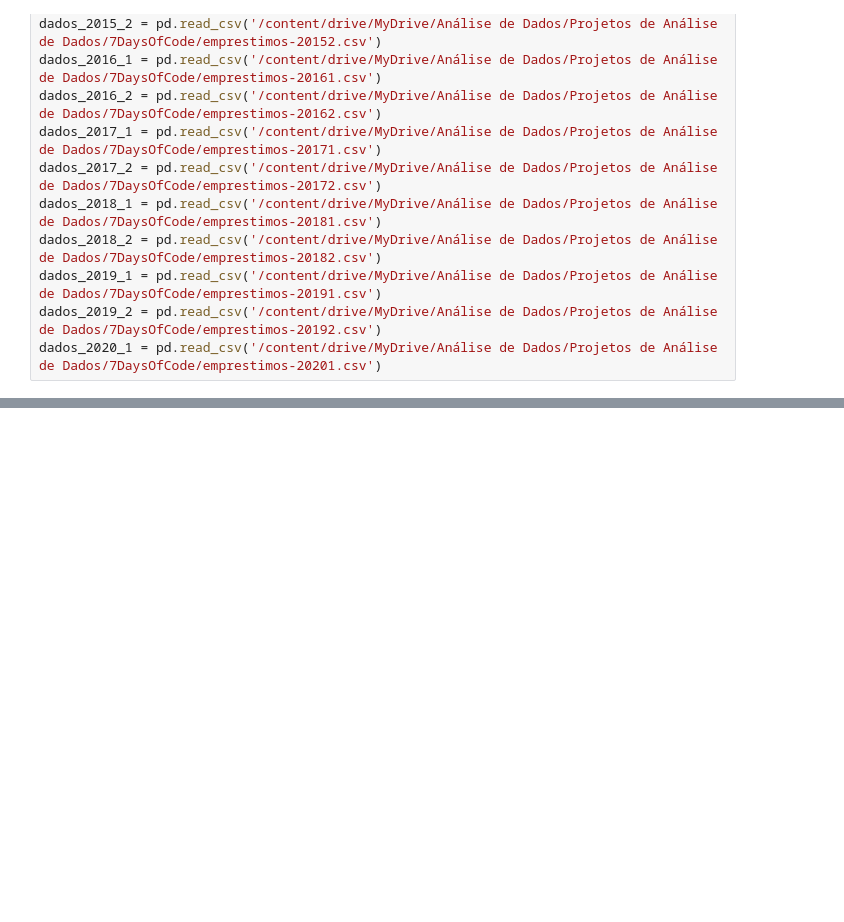
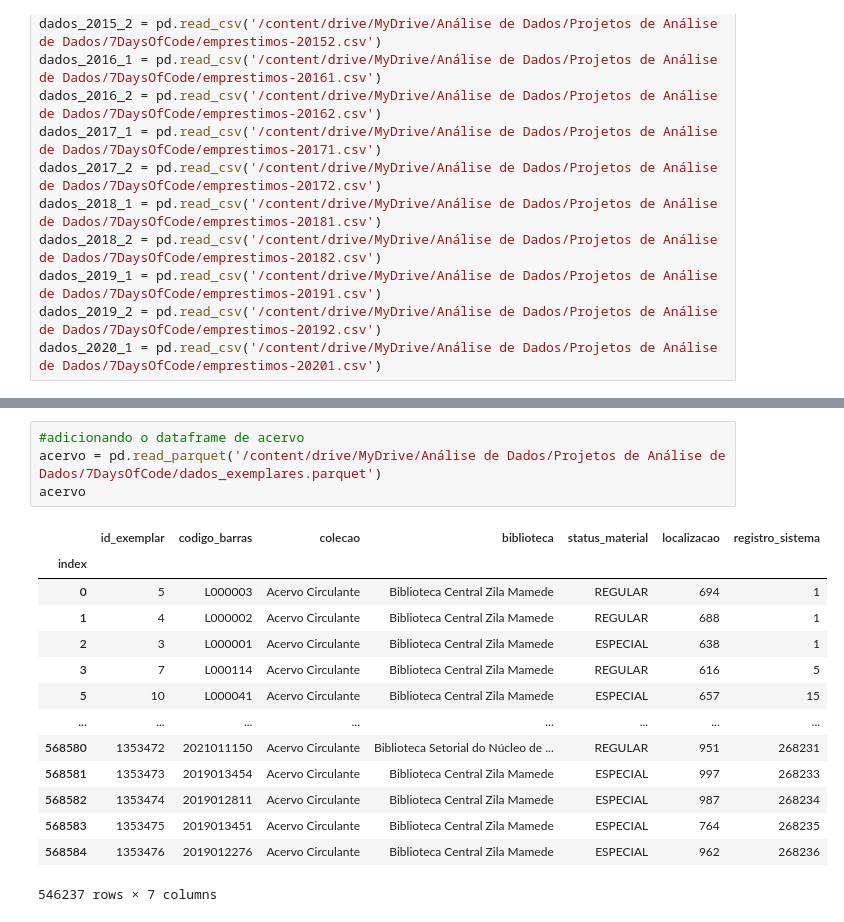
Before and after one commit to anacastrocc/-7DaysOfCode, a Jupyter notebook: _7DaysOfCode.ipynb, the cells around one changed output, grey strips where cells are left out. Drawn from its saved outputs; the diff is of its cells as text; blank space fills up the shorter version.

```diff
--- a/_7DaysOfCode.ipynb
+++ b/_7DaysOfCode.ipynb
@@ -29,0 +137,19 @@ emprestimos = pd.concat([dados_2010_1, dados_2010_2, dados_2011_1, dados_2011_2,
+# %%
+#adicionando o dataframe de acervo
+acervo = pd.read_parquet('/content/drive/MyDrive/Análise de Dados/Projetos de Análise de Dados/7DaysOfCode/dados_exemplares.parquet')
+acervo
+# %% [output]
+|  | id_exemplar | codigo_barras | colecao | biblioteca | status_material | localizacao | registro_sistema |
+| index |  |  |  |  |  |  |  |
+| 0 | 5 | L000003 | Acervo Circulante | Biblioteca Central Zila Mamede | REGULAR | 694 | 1 |
+| 1 | 4 | L000002 | Acervo Circulante | Biblioteca Central Zila Mamede | REGULAR | 688 | 1 |
+| 2 | 3 | L000001 | Acervo Circulante | Biblioteca Central Zila Mamede | ESPECIAL | 638 | 1 |
+| 3 | 7 | L000114 | Acervo Circulante | Biblioteca Central Zila Mamede | REGULAR | 616 | 5 |
+| 5 | 10 | L000041 | Acervo Circulante | Biblioteca Central Zila Mamede | ESPECIAL | 657 | 15 |
+| ... | ... | ... | ... | ... | ... | ... | ... |
+| 568580 | 1353472 | 2021011150 | Acervo Circulante | Biblioteca Setorial do Núcleo de ... | REGULAR | 951 | 268231 |
+| 568581 | 1353473 | 2019013454 | Acervo Circulante | Biblioteca Central Zila Mamede | ESPECIAL | 997 | 268233 |
+| 568582 | 1353474 | 2019012811 | Acervo Circulante | Biblioteca Central Zila Mamede | ESPECIAL | 987 | 268234 |
+| 568583 | 1353475 | 2019013451 | Acervo Circulante | Biblioteca Central Zila Mamede | ESPECIAL | 764 | 268235 |
+| 568584 | 1353476 | 2019012276 | Acervo Circulante | Biblioteca Central Zila Mamede | ESPECIAL | 962 | 268236 |
+546237 rows × 7 columns
```
Also changed, not shown: parts of 14 cells of this notebook.
